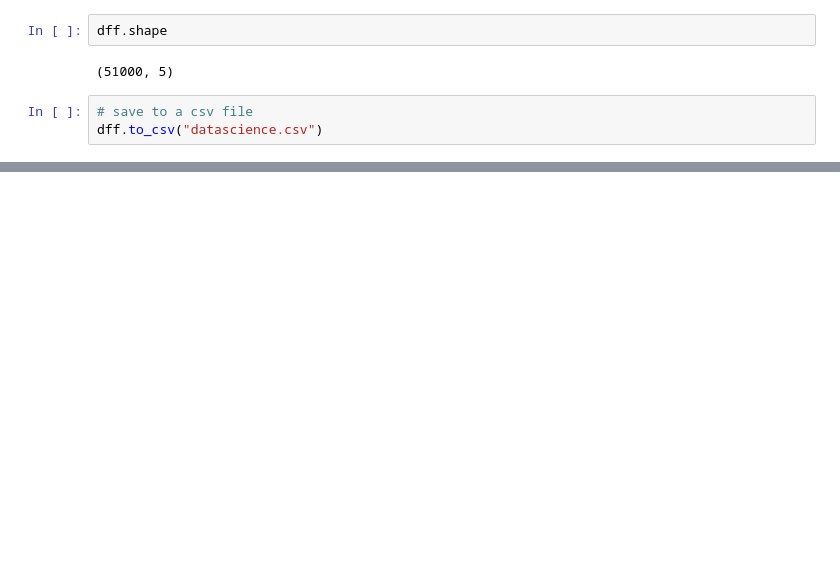
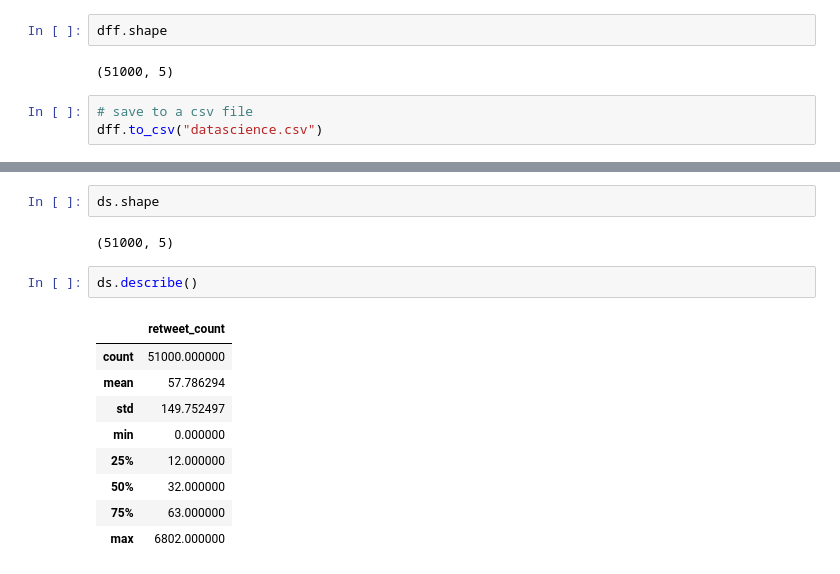
Before and after one commit to luannappontes/an-lisederedes, a Jupyter notebook: Projeto_UnidadeIII/Projeto_UnidadeIII.ipynb, the cells around one changed output, grey strips where cells are left out. Drawn from its saved outputs; the diff is of its cells as text; blank space fills up the shorter version.

```diff
--- a/Projeto_UnidadeIII/Projeto_UnidadeIII.ipynb
+++ b/Projeto_UnidadeIII/Projeto_UnidadeIII.ipynb
@@ -809,0 +824,16 @@ dff.to_csv("datascience.csv")
+# %%
+ds.shape
+# %% [output]
+(51000, 5)
+# %%
+ds.describe()
+# %% [output]
+|  | retweet_count |
+| count | 51000.000000 |
+| mean | 57.786294 |
+| std | 149.752497 |
+| min | 0.000000 |
+| 25% | 12.000000 |
+| 50% | 32.000000 |
+| 75% | 63.000000 |
+| max | 6802.000000 |
```
Also changed, not shown: parts of 18 cells of this notebook.
